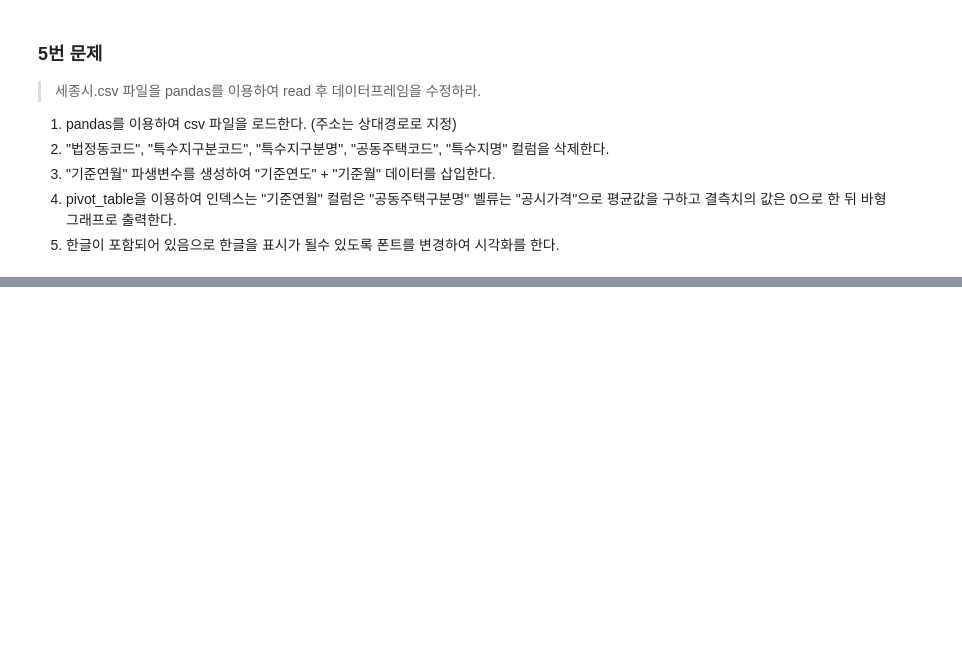
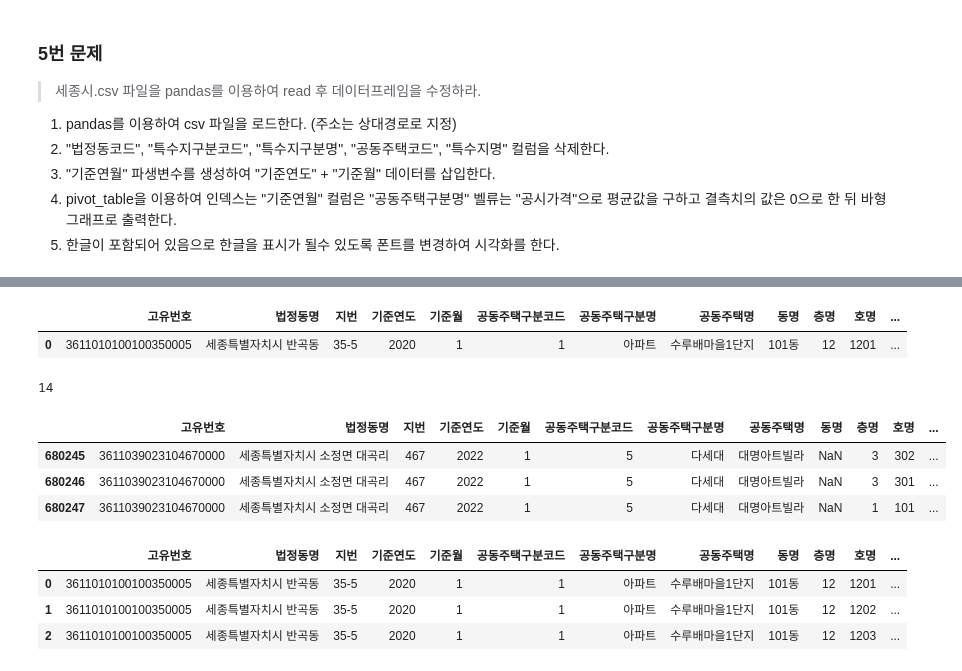
Before and after one commit to ZiNoBae/Practice_ubion, a Jupyter notebook: Code_Moon/level_test/LEVEL TEST.ipynb, the cells around one changed output, grey strips where cells are left out. Saved outputs shown, nothing was run; the diff lists cells and outputs as text; code cells hidden in the pictures; blank space fills up the shorter version.

```diff
--- a/Code_Moon/level_test/LEVEL TEST.ipynb
+++ b/Code_Moon/level_test/LEVEL TEST.ipynb
@@ -202,0 +212,31 @@ ValueError: ('Shapes must match', (19,), (5,))
+# %%
+# 2. 컬럼 삭제
+
+df.drop(['법정동코드', '특수지구분코드', '특수지구분명', '공동주택코드', '특수지명'], axis = 1, inplace= True)
+df.head(1)
+# %% [output]
+|  | 고유번호 | 법정동명 | 지번 | 기준연도 | 기준월 | 공동주택구분코드 | 공동주택구분명 | 공동주택명 | 동명 | 층명 | 호명 | ... |
+| 0 | 3611010100100350005 | 세종특별자치시 반곡동 | 35-5 | 2020 | 1 | 1 | 아파트 | 수루배마을1단지 | 101동 | 12 | 1201 | ... |
+# %%
+len(df.columns) # 컬럼 수로 삭제여부 확인
+# %% [output]
+14
+# %%
+#3. '기준연월' 파생변수 by using columns '기준연도' & ' 기준월'
+df['기준연도'] = df['기준연도'].astype('str')
+df['기준월'] = df['기준월'].astype('str')
+
+df['기준연월'] = df['기준연도'] + ['-'] +df['기준월']
+df.tail(3)
+# %% [output]
+|  | 고유번호 | 법정동명 | 지번 | 기준연도 | 기준월 | 공동주택구분코드 | 공동주택구분명 | 공동주택명 | 동명 | 층명 | 호명 | ... |
+| 680245 | 3611039023104670000 | 세종특별자치시 소정면 대곡리 | 467 | 2022 | 1 | 5 | 다세대 | 대명아트빌라 | NaN | 3 | 302 | ... |
+| 680246 | 3611039023104670000 | 세종특별자치시 소정면 대곡리 | 467 | 2022 | 1 | 5 | 다세대 | 대명아트빌라 | NaN | 3 | 301 | ... |
+| 680247 | 3611039023104670000 | 세종특별자치시 소정면 대곡리 | 467 | 2022 | 1 | 5 | 다세대 | 대명아트빌라 | NaN | 1 | 101 | ... |
+# %%
+df.head(3)
+# %% [output]
+|  | 고유번호 | 법정동명 | 지번 | 기준연도 | 기준월 | 공동주택구분코드 | 공동주택구분명 | 공동주택명 | 동명 | 층명 | 호명 | ... |
+| 0 | 3611010100100350005 | 세종특별자치시 반곡동 | 35-5 | 2020 | 1 | 1 | 아파트 | 수루배마을1단지 | 101동 | 12 | 1201 | ... |
+| 1 | 3611010100100350005 | 세종특별자치시 반곡동 | 35-5 | 2020 | 1 | 1 | 아파트 | 수루배마을1단지 | 101동 | 12 | 1202 | ... |
+| 2 | 3611010100100350005 | 세종특별자치시 반곡동 | 35-5 | 2020 | 1 | 1 | 아파트 | 수루배마을1단지 | 101동 | 12 | 1203 | ... |
```
Also changed, not shown: parts of 14 cells of this notebook, 3 other files.
